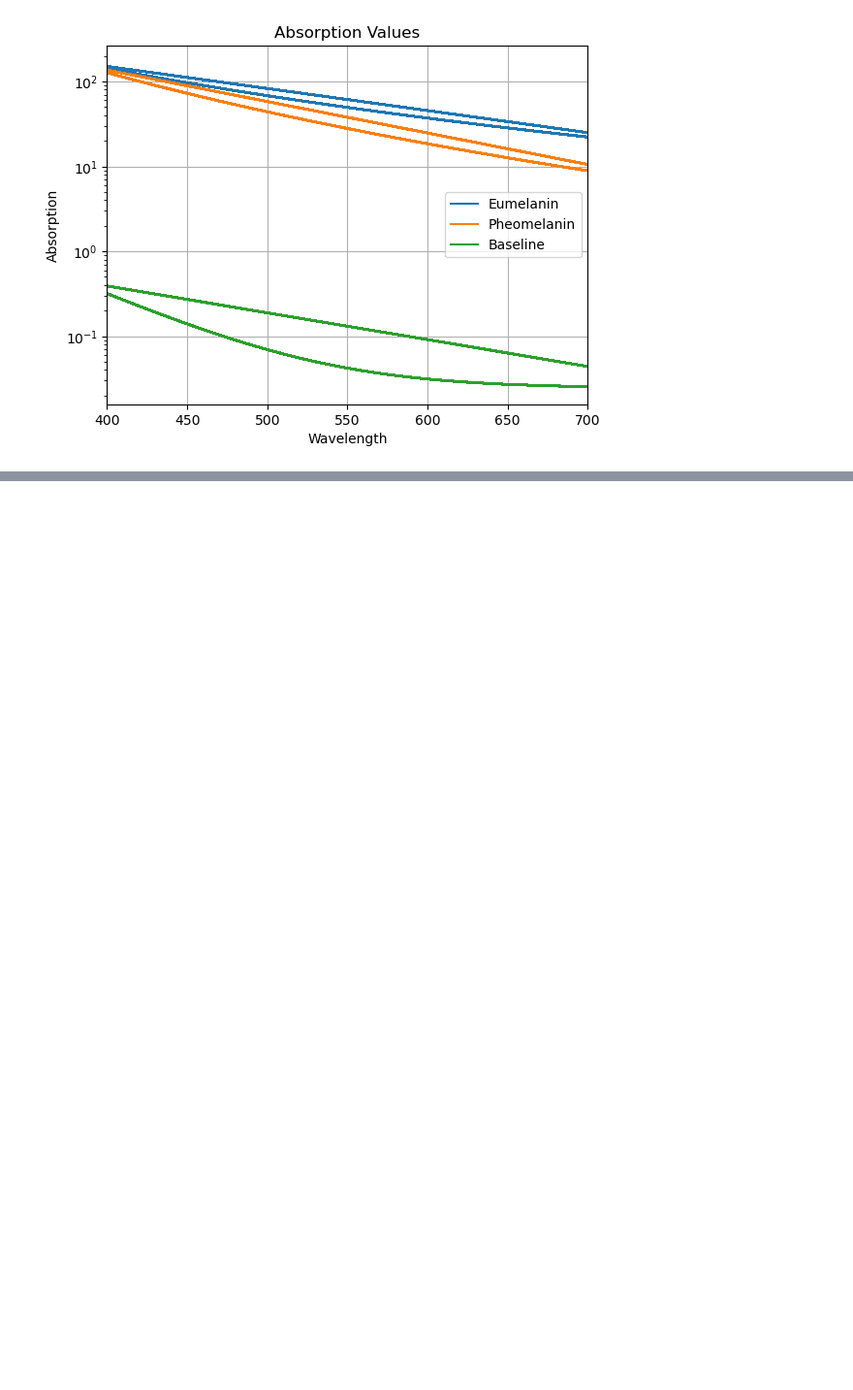
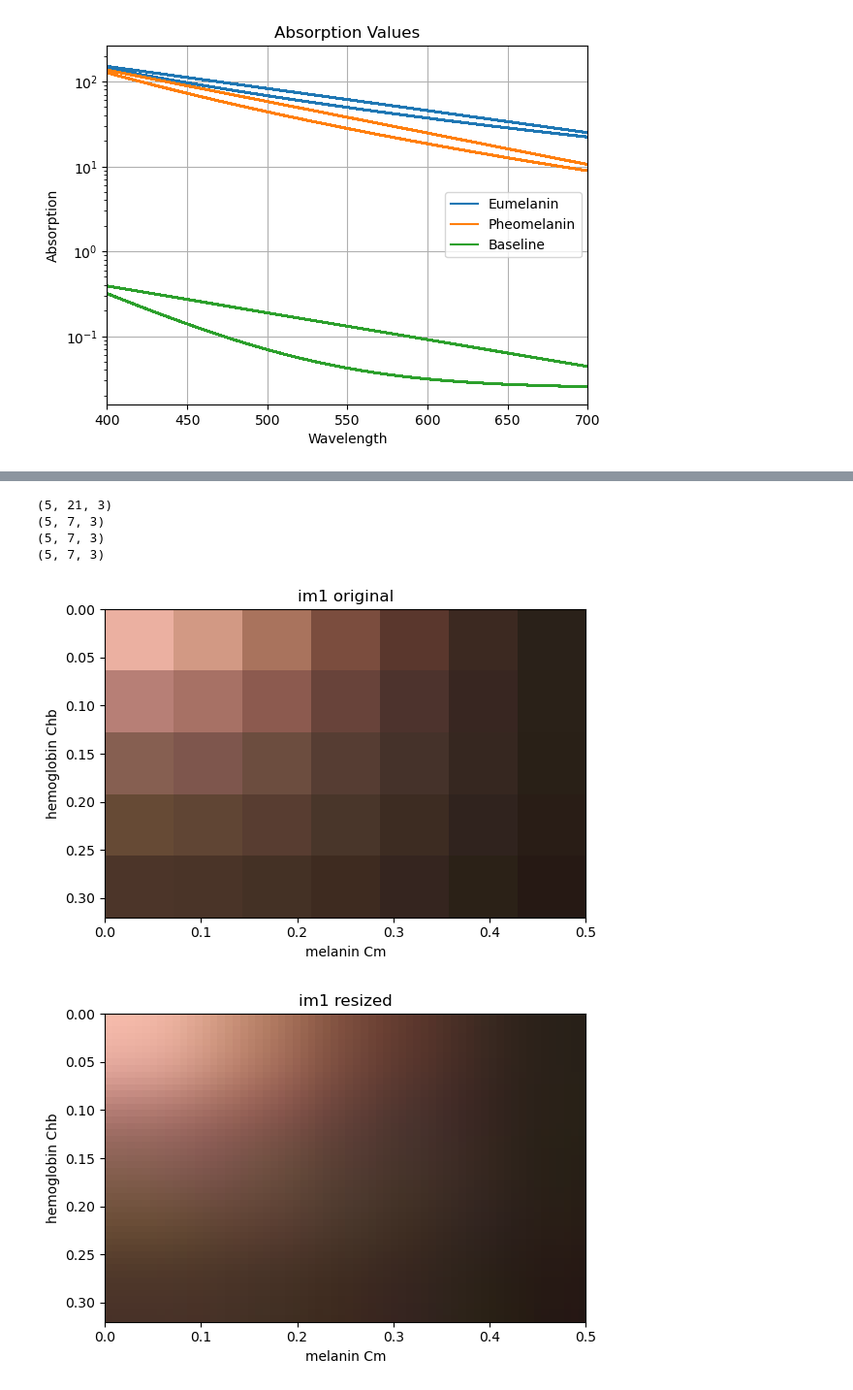
Before and after one commit to jj-tech-io/CG_Research, a Jupyter notebook: PhysicalModels/results.ipynb, the cells around one changed output, grey strips where cells are left out. Shown at 97% size. Cells and saved outputs as stored; diff of their text form; code cells hidden in the pictures; blank space fills up the shorter version.

```diff
--- a/PhysicalModels/results.ipynb
+++ b/PhysicalModels/results.ipynb
@@ -96,0 +156,76 @@ TypeError: _polyval_dispatcher() takes 2 positional arguments but 3 were given
+# %%
+from PIL import Image
+
+import numpy as np
+import matplotlib.pyplot as plt
+import os
+from PIL import Image
+
+#load image to np array
+im = Image.open("/Users/joeljohnson/Documents/Github/CG_Research/PhysicalModels/skin_LUT.png")
+im = np.array(im)
+
+
+# #get the dimensions of the image
+print(im.shape)
+#create 3 pictures from the image
+im1 = im[:,0:7,:]
+im2 = im[:,7:14,:]
+im3 = im[:,14:21,:]
+print(im1.shape)
+print(im2.shape)
+print(im3.shape)
+
+#remap yticks to [0,0.32] and xticks to [0,0.5]
+plt.imshow(im1, extent=[0,0.5,0.32,0])
+plt.title("im1 original")
+plt.ylabel("hemoglobin Chb")
+plt.xlabel("melanin Cm")
+plt.show()
+im1 = Image.fromarray(im1)
+im1 = im1.resize((64,48), Image.Resampling.LANCZOS)
+im1.save("/Users/joeljohnson/Documents/Github/CG_Research/PhysicalModels/im1.png", dpi=(300,300))
+im1 = np.array(im1)
+plt.imshow(im1,extent=[0,0.5,0.32,0])
+plt.title("im1 resized")
+plt.ylabel("hemoglobin Chb")
+plt.xlabel("melanin Cm")
+plt.show()
+
+
+plt.imshow(im2, extent=[0,0.5,0,0.32])
+plt.title("im2 original")
+plt.ylabel("hemoglobin Chb")
+plt.xlabel("melanin Cm")
+plt.show()
+im2 = Image.fromarray(im2)
+im2 = im2.resize((64,48), Image.Resampling.LANCZOS)
+im2.save("/Users/joeljohnson/Documents/Github/CG_Research/PhysicalModels/im1.png", dpi=(300,300))
+im2 = np.array(im2)
+plt.imshow(im2,extent=[0,0.5,0.32,0])
+plt.title("im2 resized")
+plt.ylabel("hemoglobin Chb")
+plt.xlabel("melanin Cm")
+plt.show()
+
+plt.imshow(im3, extent=[0,0.5,0,0.32])
+plt.title("im3 original")
+plt.ylabel("hemoglobin Chb")
+plt.xlabel("melanin Cm")
+plt.show()
+im3 = Image.fromarray(im3)
+im3 = im3.resize((64,48), Image.Resampling.LANCZOS)
+im3.save("/Users/joeljohnson/Documents/Github/CG_Research/PhysicalModels/im1.png", dpi=(300,300))
+im3 = np.array(im3)
+plt.imshow(im3,extent=[0,0.5,0.32,0])
+plt.title("im3 resized")
+plt.ylabel("hemoglobin Chb")
+plt.xlabel("melanin Cm")
+plt.show()
+# %% [output]
+(5, 21, 3)
+(5, 7, 3)
+(5, 7, 3)
+(5, 7, 3)
+[figure, added]
+[figure, added]
```
Also changed, not shown: parts of 3 cells of this notebook, 20 other files.
